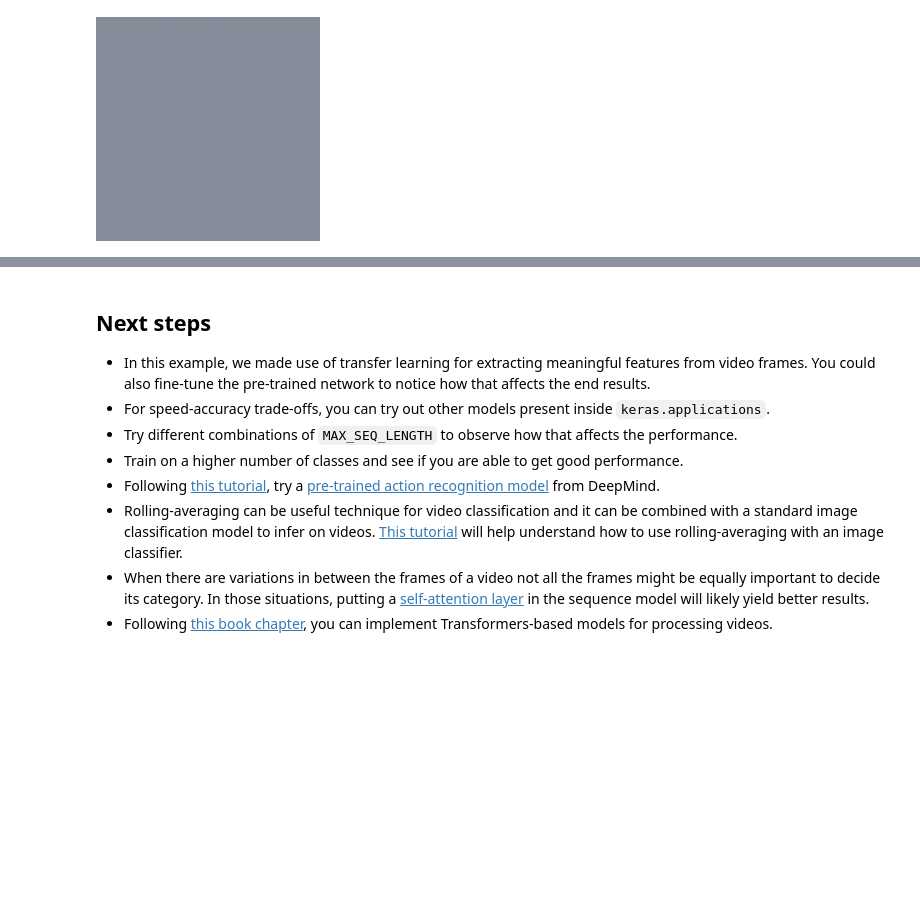
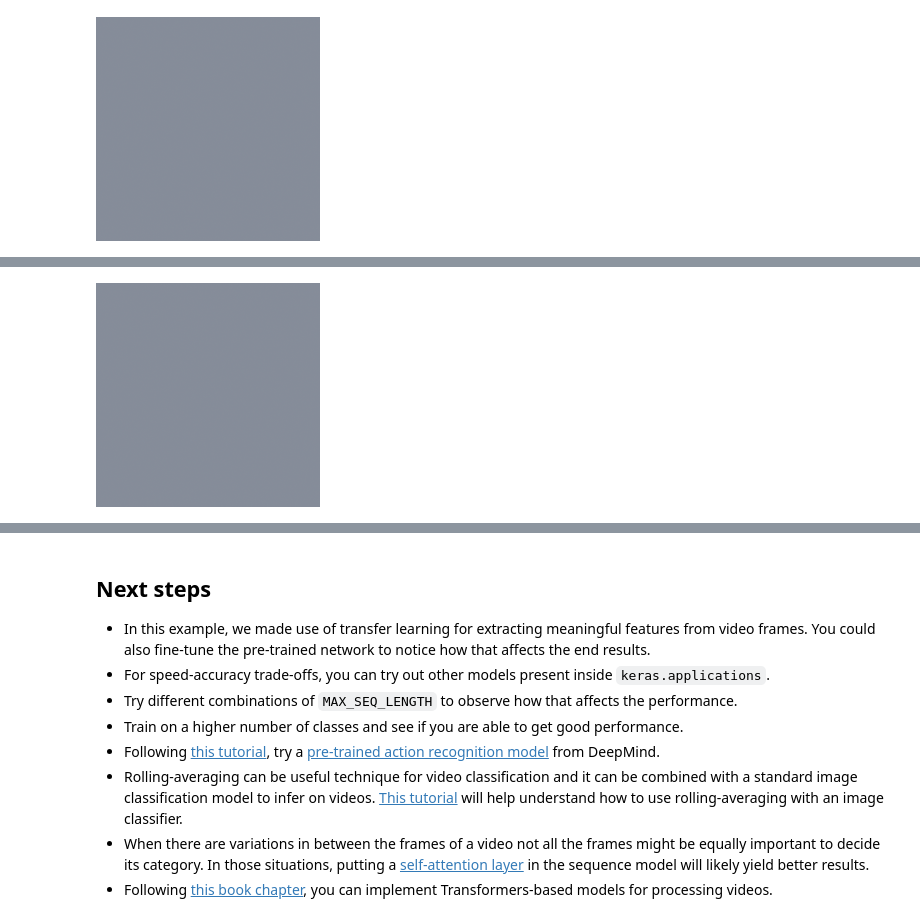
Before and after one commit to Pratiksha2212/Video-Classification-with-CNN---RNN-Architecture, a Jupyter notebook: examples/vision/ipynb/video_classification.ipynb, the cells around one changed output, grey strips where cells are left out. Drawn from its saved outputs; the diff is of its cells as text; code cells hidden in the pictures; blank space fills up the shorter version.

```diff
--- a/examples/vision/ipynb/video_classification.ipynb
+++ b/examples/vision/ipynb/video_classification.ipynb
@@ -635,0 +657,80 @@ Test video path: video1.mp4
+# %%
+import numpy as np
+import pandas as pd
+import os
+from tensorflow.keras.utils import to_categorical
+from tensorflow.keras.models import Model, Sequential, load_model
+from tensorflow.keras.applications import ResNet50
+from tensorflow.keras.applications.resnet50 import preprocess_input  # Example import for preprocess_input
+from tensorflow.keras.layers import GlobalAveragePooling2D, LSTM, Dense, Input
+from tensorflow.keras.models import Model
+import imageio
+from PIL import Image
+
+# Define MAX_SEQ_LENGTH
+MAX_SEQ_LENGTH = 20  # Example value, adjust according to your needs
+NUM_FEATURES = 2048  # Example value, adjust according to your needs
+
+# Assuming test_df is defined or imported correctly
+test_df = pd.DataFrame({"video_name": ["video1.mp4", "video2.mp4", "video3.mp4"], "label": [0, 1, 2]})
+
+
+base_model = ResNet50(weights='imagenet', include_top=False)
+x = GlobalAveragePooling2D()(base_model.output)
+feature_extractor = Model(inputs=base_model.input, outputs=x)
+
+sequence_model = Sequential([
+    Input(shape=(MAX_SEQ_LENGTH, NUM_FEATURES)),
+    LSTM(64, return_sequences=True),
+    LSTM(64),
+    Dense(3, activation='softmax')  # Adjust the number of units and activation as per your classification task
+])
+
+# Compile the model
+sequence_model.compile(optimizer='adam', loss='categorical_crossentropy', metrics=['accuracy'])
+
+# Save the model for future loading (if needed)
+sequence_model.save('models/your_model.h5')
+
+
+def prepare_single_video(frames, max_seq_length, num_features, feature_extractor):
+    frame_features = np.zeros(shape=(1, MAX_SEQ_LENGTH, num_features), dtype="float32")
+
+    # Process each frame
+    for i, frame in enumerate(frames):
+        if i >= max_seq_length:
+            break
+        # Preprocess frame (resize, normalize, etc.) as needed for ResNet50
+        processed_frame = preprocess_input(frame)
+        features = feature_extractor.predict(processed_frame[None, ...])
+        frame_features[0, i, :] = features
+
+    return frame_features
+
+def sequence_prediction(path):
+    frames = np.random.rand(10, 224, 224, 3)  # Example frames
+    frame_features = prepare_single_video(frames, MAX_SEQ_LENGTH, NUM_FEATURES, feature_extractor)
+    probabilities = sequence_model.predict(frame_features)
+
+    sorted_indices = np.argsort(probabilities[0])[::-1]
+    for i in sorted_indices:
+        print(f"  Class {i}: {probabilities[0][i] * 100:5.2f}%")
+
+    return frames
+
+# This utility is for visualization.
+# Referenced from:
+# https://www.tensorflow.org/hub/tutorials/action_recognition_with_tf_hub
+def to_gif(images):
+    converted_images = images.astype(np.uint8)
+    imageio.mimsave("animation.gif", converted_images, duration=100)
+    return Image.open("animation.gif")
+
+
+# Rest of your code
+test_video = np.random.choice(test_df["video_name"].values.tolist())
+#test_video = "video1.mp4"  # Example video path
+print(f"Test video path: {test_video}")
+test_frames = sequence_prediction(test_video)
+to_gif(test_frames[:MAX_SEQ_LENGTH])
+# %% [output]
@@ -635,0 +752 @@ Test video path: video1.mp4
+[figure, added]
```
Also changed, not shown: parts of 9 cells of this notebook.
